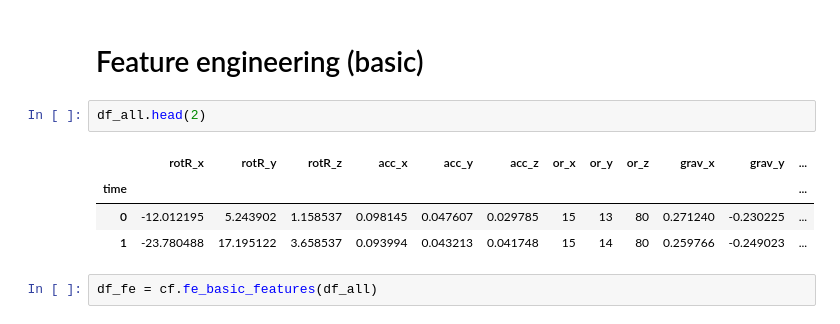
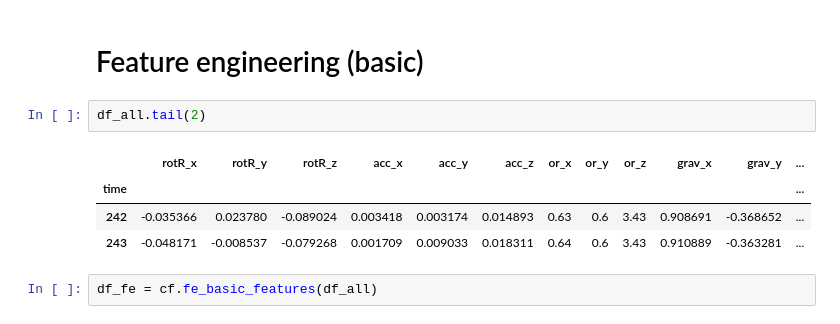
Before and after one commit to JacquelineBashta/Flutter_ArduinoConnect, a Jupyter notebook: 02_Modeling/03_ModelBL_Roll.ipynb, the cells around one changed output. Saved outputs shown, nothing was run; the diff lists cells and outputs as text.

```diff
--- a/02_Modeling/03_ModelBL_Roll.ipynb
+++ b/02_Modeling/03_ModelBL_Roll.ipynb
@@ -14,12 +14,12 @@ df_all = pd.read_pickle("merged_df.pkl")
 # %% [markdown]
 # Feature engineering (basic)
 # %%
-df_all.head(2)
+df_all.tail(2)
 # %% [output]
 |  | rotR_x | rotR_y | rotR_z | acc_x | acc_y | acc_z | or_x | or_y | or_z | grav_x | grav_y | ... |
 | time |  |  |  |  |  |  |  |  |  |  |  | ... |
-| 0 | -12.012195 | 5.243902 | 1.158537 | 0.098145 | 0.047607 | 0.029785 | 15 | 13 | 80 | 0.271240 | -0.230225 | ... |
-| 1 | -23.780488 | 17.195122 | 3.658537 | 0.093994 | 0.043213 | 0.041748 | 15 | 14 | 80 | 0.259766 | -0.249023 | ... |
+| 242 | -0.035366 | 0.023780 | -0.089024 | 0.003418 | 0.003174 | 0.014893 | 0.63 | 0.6 | 3.43 | 0.908691 | -0.368652 | ... |
+| 243 | -0.048171 | -0.008537 | -0.079268 | 0.001709 | 0.009033 | 0.018311 | 0.64 | 0.6 | 3.43 | 0.910889 | -0.363281 | ... |
 # %%
 df_fe = cf.fe_basic_features(df_all)
 # %% [markdown]
```
Also changed, not shown: parts of 22 cells of this notebook, 13 other files.
